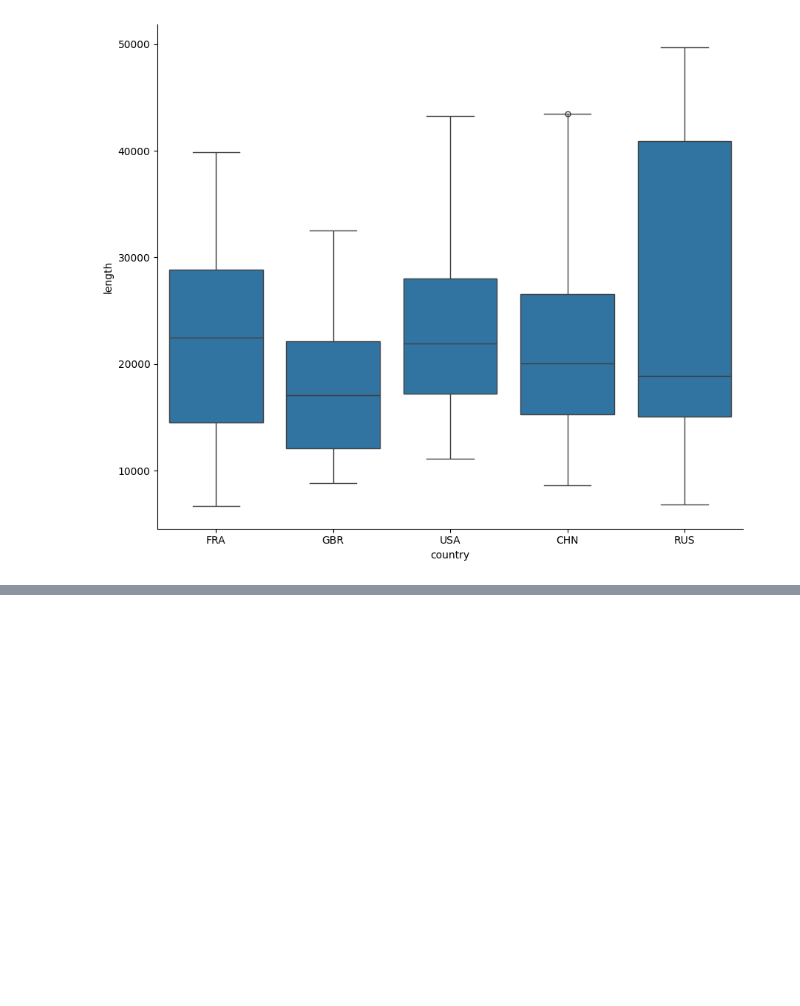
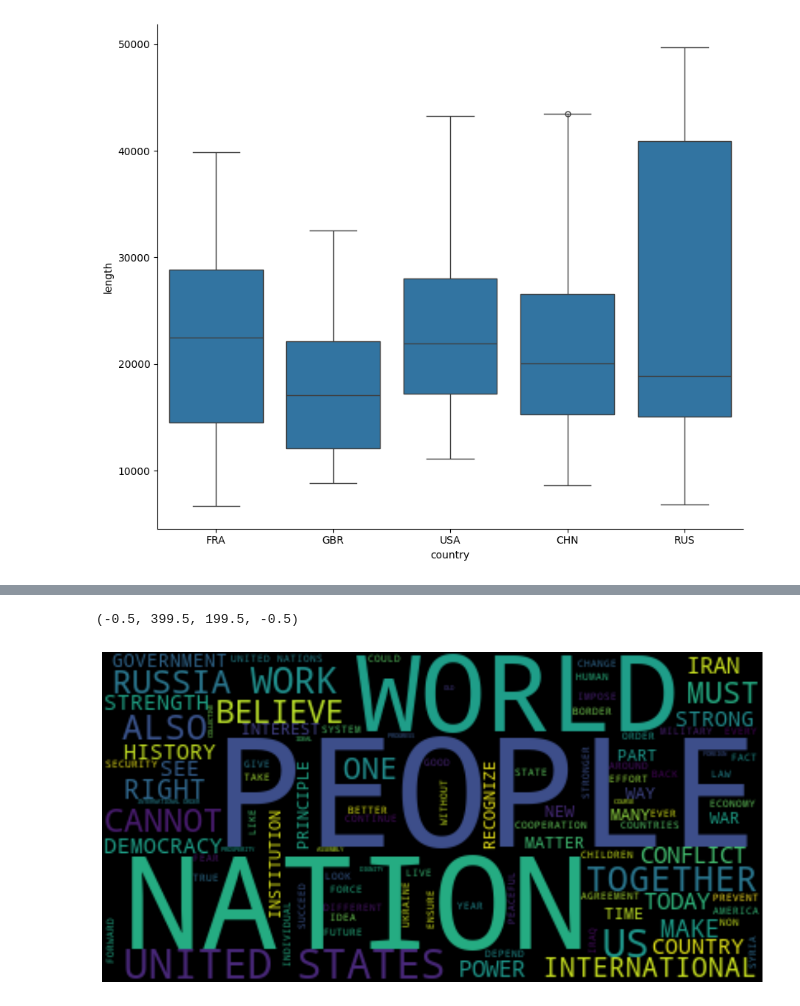
Before and after one commit to Srimanth3/Text-Based-Analysis, a Jupyter notebook: week3.ipynb, the cells around one changed output, grey strips where cells are left out. Cells and saved outputs as stored; diff of their text form; code cells hidden in the pictures; blank space fills up the shorter version.

```diff
--- a/week3.ipynb
+++ b/week3.ipynb
@@ -176,0 +212,9 @@ def tokenize(text):return re.findall(r'[\w-]*[a-z|A-Z][\w-]*', text)
+# %%
+import nltk  # Importing nltk Package
+from nltk.tokenize import word_tokenize
+
+nltk.download('punkt')
+nltk.download('stopwords')
+# Downloading list of English Stop Words
+stopwords = set(nltk.corpus.stopwords.words('english'))
+print(stopwords)
@@ -176,0 +229,17 @@ def tokenize(text):return re.findall(r'[\w-]*[a-z|A-Z][\w-]*', text)
+# %%
+# making a “pipeline"
+pipeline = [str.lower, tokenize]
+
+def prepare(text, pipeline):
+    tokens = text
+    for fun in pipeline:
+        tokens = fun(tokens)
+    return tokens
+# %%
+# Runing the pipeline
+df['tokens'] = df['text'].apply(prepare, pipeline=pipeline)
+# %%
+#counting the tokens
+
+df['num_tokens'] = df['tokens'].map(len)
+df.tail()
@@ -176,0 +347,15 @@ def tokenize(text):return re.findall(r'[\w-]*[a-z|A-Z][\w-]*', text)
+# %%
+# Creating WordCloud
+from wordcloud import WordCloud # Importing WordCloud Package
+from matplotlib import pyplot as plt # Importing Pyplot Package as plt
+
+text = df.query("year==2015 and country=='USA'")['text'].values[0] # Only for USA
+
+plt.figure(figsize=(14, 7))
+wc = WordCloud(max_words=100, stopwords=stopwords) # Max Words to Display are 100
+wc.generate(text)
+plt.imshow(wc, interpolation='bilinear')
+plt.axis("off")
+# %% [output]
+(-0.5, 399.5, 199.5, -0.5)
+[figure, added]
```
Also changed, not shown: parts of 33 cells of this notebook.
